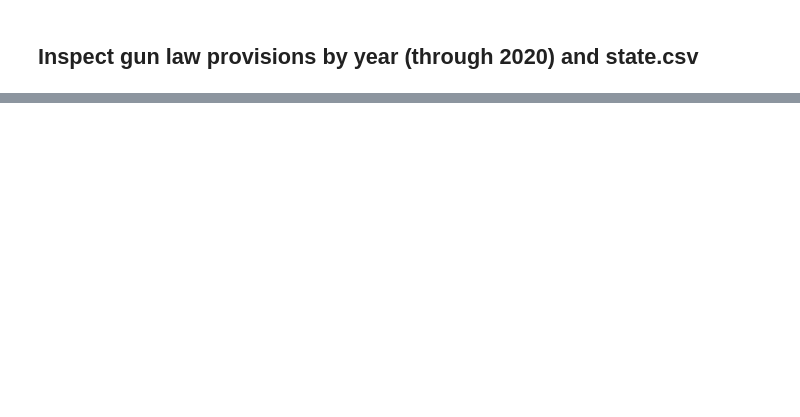
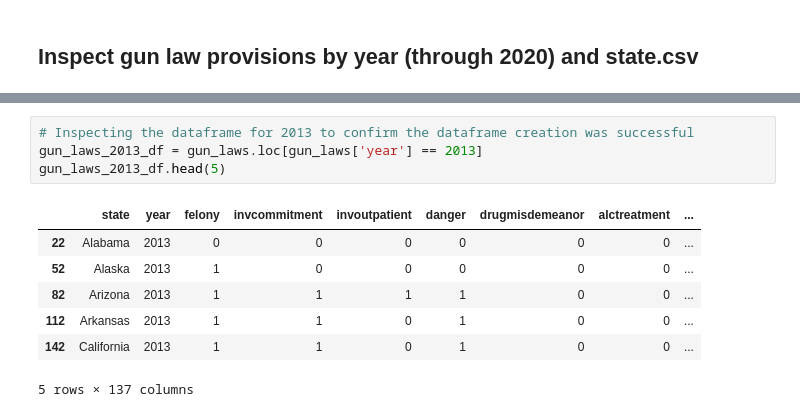
Before and after one commit to HopeAkrout/Final_Project, a Jupyter notebook: Final Project Data.ipynb, the cells around one changed output, grey strips where cells are left out. Drawn from its saved outputs; the diff is of its cells as text; blank space fills up the shorter version.

```diff
--- a/Final Project Data.ipynb
+++ b/Final Project Data.ipynb
@@ -275,0 +373,12 @@ merged_violence = pd.concat([gun_violence_cleaned, accidental_deaths], ignore_in
+# %%
+# Inspecting the dataframe for 2013 to confirm the dataframe creation was successful
+gun_laws_2013_df = gun_laws.loc[gun_laws['year'] == 2013]
+gun_laws_2013_df.head(5)
+# %% [output]
+|  | state | year | felony | invcommitment | invoutpatient | danger | drugmisdemeanor | alctreatment | ... |
+| 22 | Alabama | 2013 | 0 | 0 | 0 | 0 | 0 | 0 | ... |
+| 52 | Alaska | 2013 | 1 | 0 | 0 | 0 | 0 | 0 | ... |
+| 82 | Arizona | 2013 | 1 | 1 | 1 | 1 | 0 | 0 | ... |
+| 112 | Arkansas | 2013 | 1 | 1 | 0 | 1 | 0 | 0 | ... |
+| 142 | California | 2013 | 1 | 1 | 0 | 1 | 0 | 0 | ... |
+5 rows × 137 columns
```
Also changed, not shown: parts of 56 cells of this notebook.
